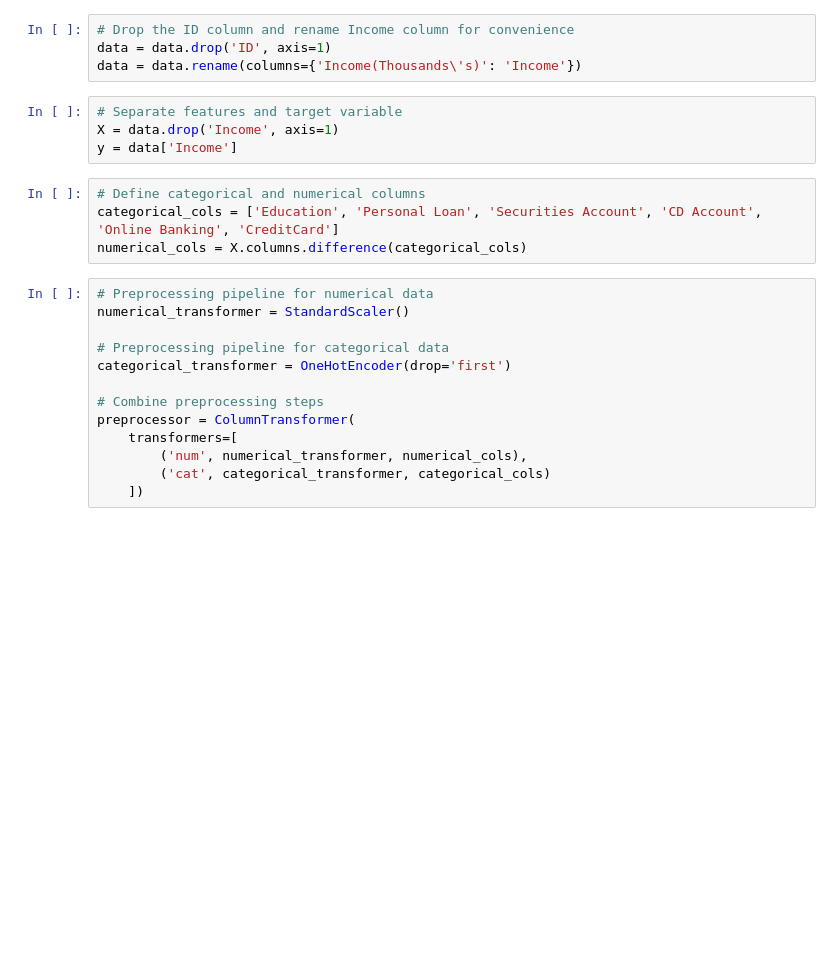
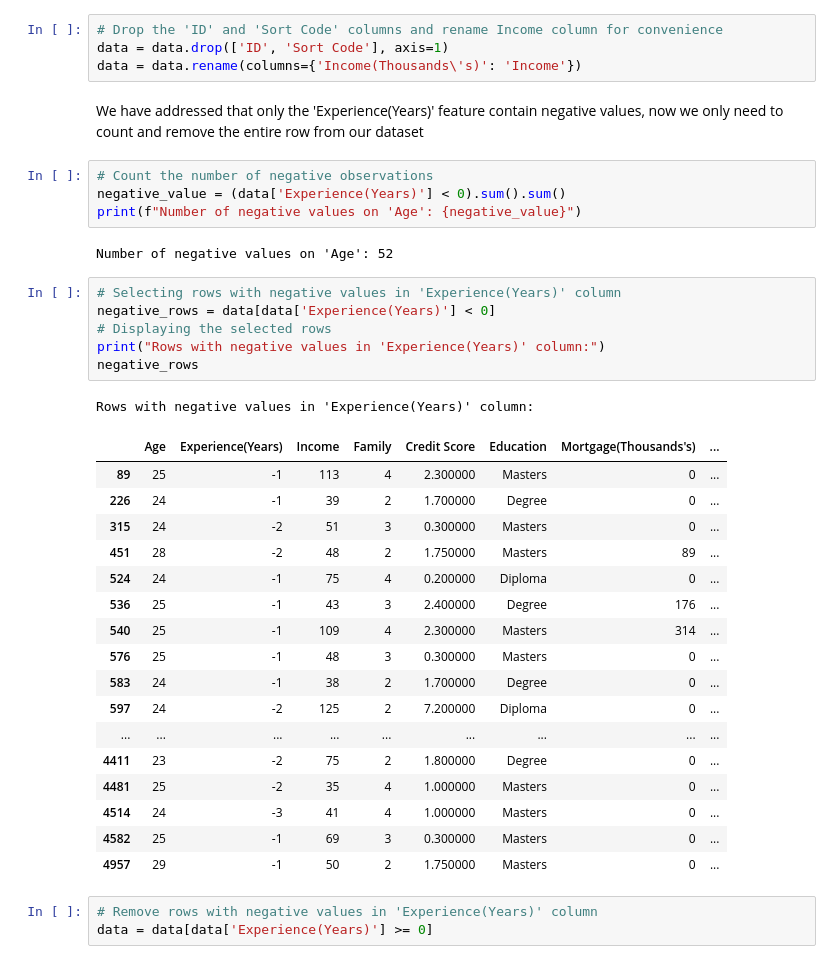
Before and after one commit to caio-moliveira/machine-learning-ca-2, a Jupyter notebook: Keras-sequencial.ipynb, the cells around one changed output. Drawn from its saved outputs; the diff is of its cells as text; blank space fills up the shorter version.

```diff
--- a/Keras-sequencial.ipynb
+++ b/Keras-sequencial.ipynb
@@ -74,25 +157,40 @@ Name: Income, dtype: float64
 # %%
-# Drop the ID column and rename Income column for convenience
-data = data.drop('ID', axis=1)
+# Drop the 'ID' and 'Sort Code' columns and rename Income column for convenience
+data = data.drop(['ID', 'Sort Code'], axis=1)
 data = data.rename(columns={'Income(Thousands\'s)': 'Income'})
-# %%
-# Separate features and target variable
-X = data.drop('Income', axis=1)
-y = data['Income']
-# %%
-# Define categorical and numerical columns
-categorical_cols = ['Education', 'Personal Loan', 'Securities Account', 'CD Account', 'Online Banking', 'CreditCard']
-numerical_cols = X.columns.difference(categorical_cols)
-# %%
-# Preprocessing pipeline for numerical data
-numerical_transformer = StandardScaler()
-
-# Preprocessing pipeline for categorical data
-categorical_transformer = OneHotEncoder(drop='first')
-
-# Combine preprocessing steps
-preprocessor = ColumnTransformer(
-    transformers=[
-        ('num', numerical_transformer, numerical_cols),
-        ('cat', categorical_transformer, categorical_cols)
-    ])
+# %% [markdown]
+We have addressed that only the 'Experience(Years)' feature contain negative values, now we only need to count and remove the entire row from our dataset
+# %%
+# Count the number of negative observations
+negative_value = (data['Experience(Years)'] < 0).sum().sum()
+print(f"Number of negative values on 'Age': {negative_value}")
+# %% [output]
+Number of negative values on 'Age': 52
+# %%
+# Selecting rows with negative values in 'Experience(Years)' column
+negative_rows = data[data['Experience(Years)'] < 0]
+# Displaying the selected rows
+print("Rows with negative values in 'Experience(Years)' column:")
+negative_rows
+# %% [output]
+Rows with negative values in 'Experience(Years)' column:
+|  | Age | Experience(Years) | Income | Family | Credit Score | Education | Mortgage(Thousands's) | ... |
+| 89 | 25 | -1 | 113 | 4 | 2.300000 | Masters | 0 | ... |
+| 226 | 24 | -1 | 39 | 2 | 1.700000 | Degree | 0 | ... |
+| 315 | 24 | -2 | 51 | 3 | 0.300000 | Masters | 0 | ... |
+| 451 | 28 | -2 | 48 | 2 | 1.750000 | Masters | 89 | ... |
+| 524 | 24 | -1 | 75 | 4 | 0.200000 | Diploma | 0 | ... |
+| 536 | 25 | -1 | 43 | 3 | 2.400000 | Degree | 176 | ... |
+| 540 | 25 | -1 | 109 | 4 | 2.300000 | Masters | 314 | ... |
+| 576 | 25 | -1 | 48 | 3 | 0.300000 | Masters | 0 | ... |
+| 583 | 24 | -1 | 38 | 2 | 1.700000 | Degree | 0 | ... |
+| 597 | 24 | -2 | 125 | 2 | 7.200000 | Diploma | 0 | ... |
+| ... | ... | ... | ... | ... | ... | ... | ... | ... |
+| 4411 | 23 | -2 | 75 | 2 | 1.800000 | Degree | 0 | ... |
+| 4481 | 25 | -2 | 35 | 4 | 1.000000 | Masters | 0 | ... |
+| 4514 | 24 | -3 | 41 | 4 | 1.000000 | Masters | 0 | ... |
+| 4582 | 25 | -1 | 69 | 3 | 0.300000 | Masters | 0 | ... |
+| 4957 | 29 | -1 | 50 | 2 | 1.750000 | Masters | 0 | ... |
+# %%
+# Remove rows with negative values in 'Experience(Years)' column
+data = data[data['Experience(Years)'] >= 0]
```
Also changed, not shown: parts of 56 cells of this notebook, 1 other file.
